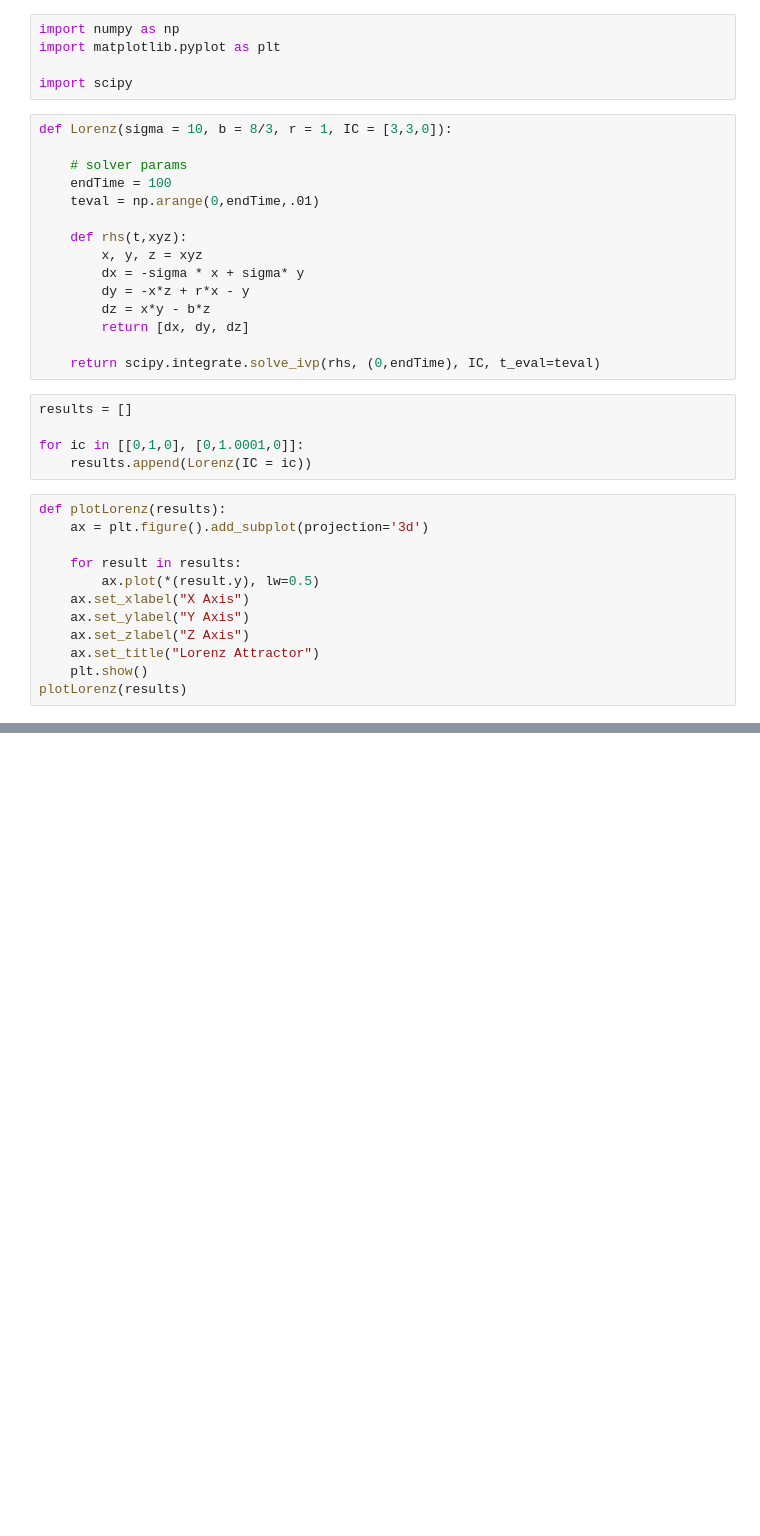
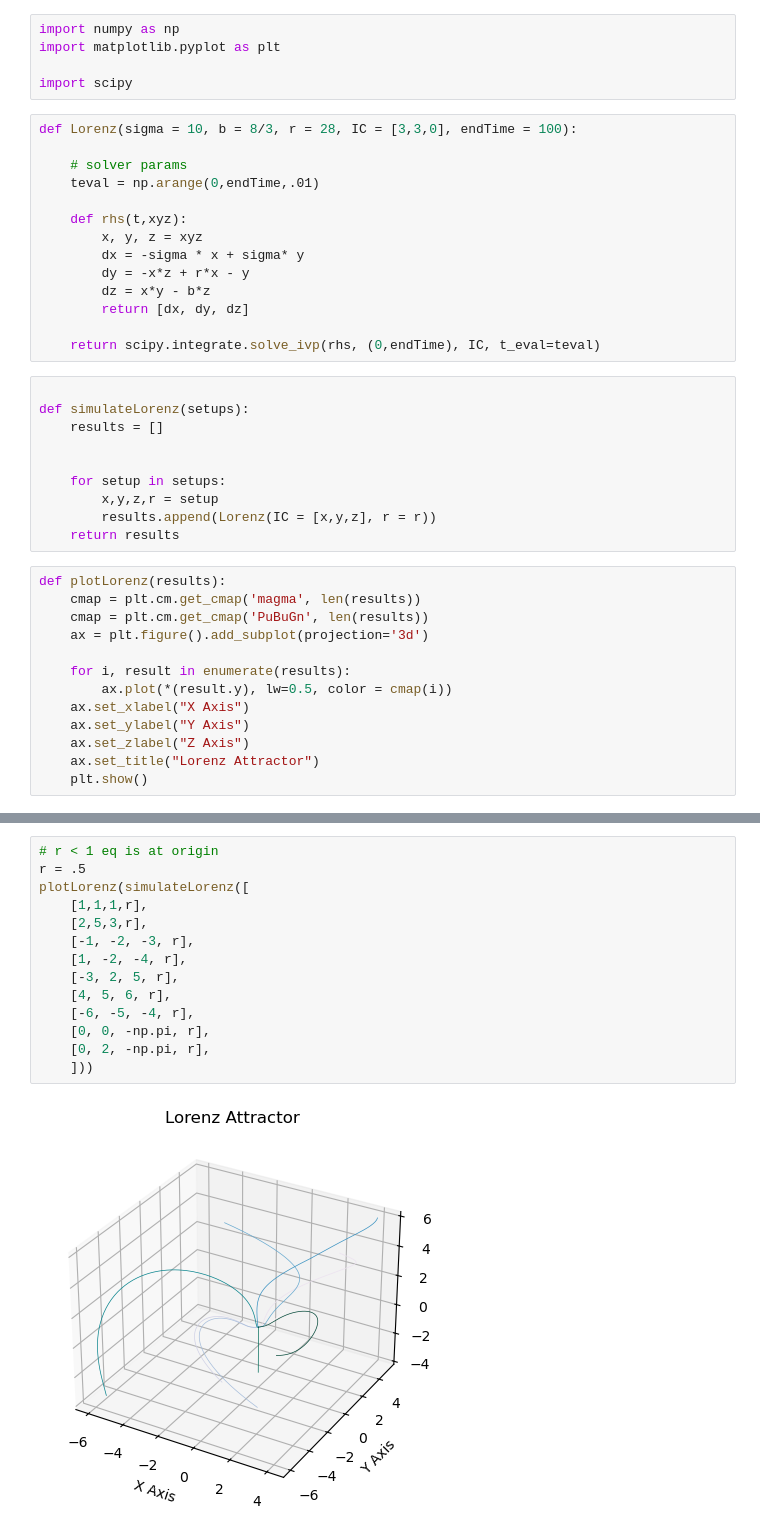
Before and after one commit to FrankWuuuu/LorenzSystemProject, a Jupyter notebook: LorenzSimulator.ipynb, the cells around one changed output, grey strips where cells are left out. Drawn from its saved outputs; the diff is of its cells as text; blank space fills up the shorter version.

```diff
--- a/LorenzSimulator.ipynb
+++ b/LorenzSimulator.ipynb
@@ -4,10 +4,9 @@ import matplotlib.pyplot as plt
 
 import scipy
 # %%
-def Lorenz(sigma = 10, b = 8/3, r = 1, IC = [3,3,0]):
+def Lorenz(sigma = 10, b = 8/3, r = 28, IC = [3,3,0], endTime = 100):
 
     # solver params
-    endTime = 100
     teval = np.arange(0,endTime,.01)
 
     def rhs(t,xyz):
@@ -19,19 +18,25 @@ def Lorenz(sigma = 10, b = 8/3, r = 1, IC = [3,3,0]):
 
     return scipy.integrate.solve_ivp(rhs, (0,endTime), IC, t_eval=teval)
 # %%
-results = []
 
-for ic in [[0,1,0], [0,1.0001,0]]:
-    results.append(Lorenz(IC = ic))
+def simulateLorenz(setups):
+    results = []
+
+
+    for setup in setups:
+        x,y,z,r = setup
+        results.append(Lorenz(IC = [x,y,z], r = r))
+    return results
 # %%
 def plotLorenz(results):
+    cmap = plt.cm.get_cmap('magma', len(results))
+    cmap = plt.cm.get_cmap('PuBuGn', len(results))
     ax = plt.figure().add_subplot(projection='3d')
 
-    for result in results:
-        ax.plot(*(result.y), lw=0.5)
+    for i, result in enumerate(results):
+        ax.plot(*(result.y), lw=0.5, color = cmap(i))
     ax.set_xlabel("X Axis")
     ax.set_ylabel("Y Axis")
     ax.set_zlabel("Z Axis")
     ax.set_title("Lorenz Attractor")
     plt.show()
-plotLorenz(results)
@@ -59,0 +56,16 @@ plt.plot(distance)
+# %%
+# r < 1 eq is at origin
+r = .5
+plotLorenz(simulateLorenz([
+    [1,1,1,r],
+    [2,5,3,r],
+    [-1, -2, -3, r],
+    [1, -2, -4, r],
+    [-3, 2, 5, r],
+    [4, 5, 6, r],
+    [-6, -5, -4, r],
+    [0, 0, -np.pi, r],
+    [0, 2, -np.pi, r],
+    ]))
+# %% [output]
+[figure, added]
```
Also changed, not shown: parts of 10 cells of this notebook.
